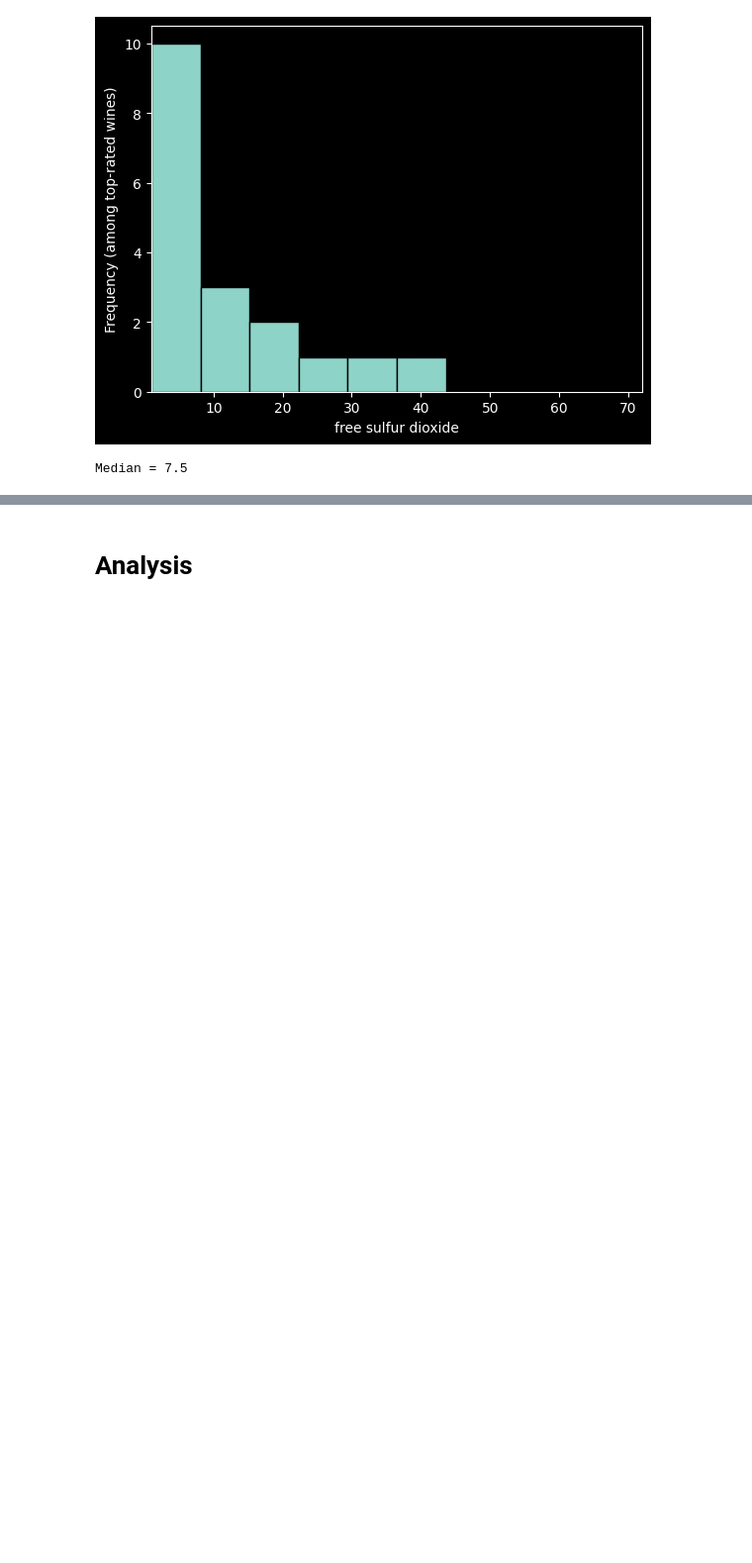
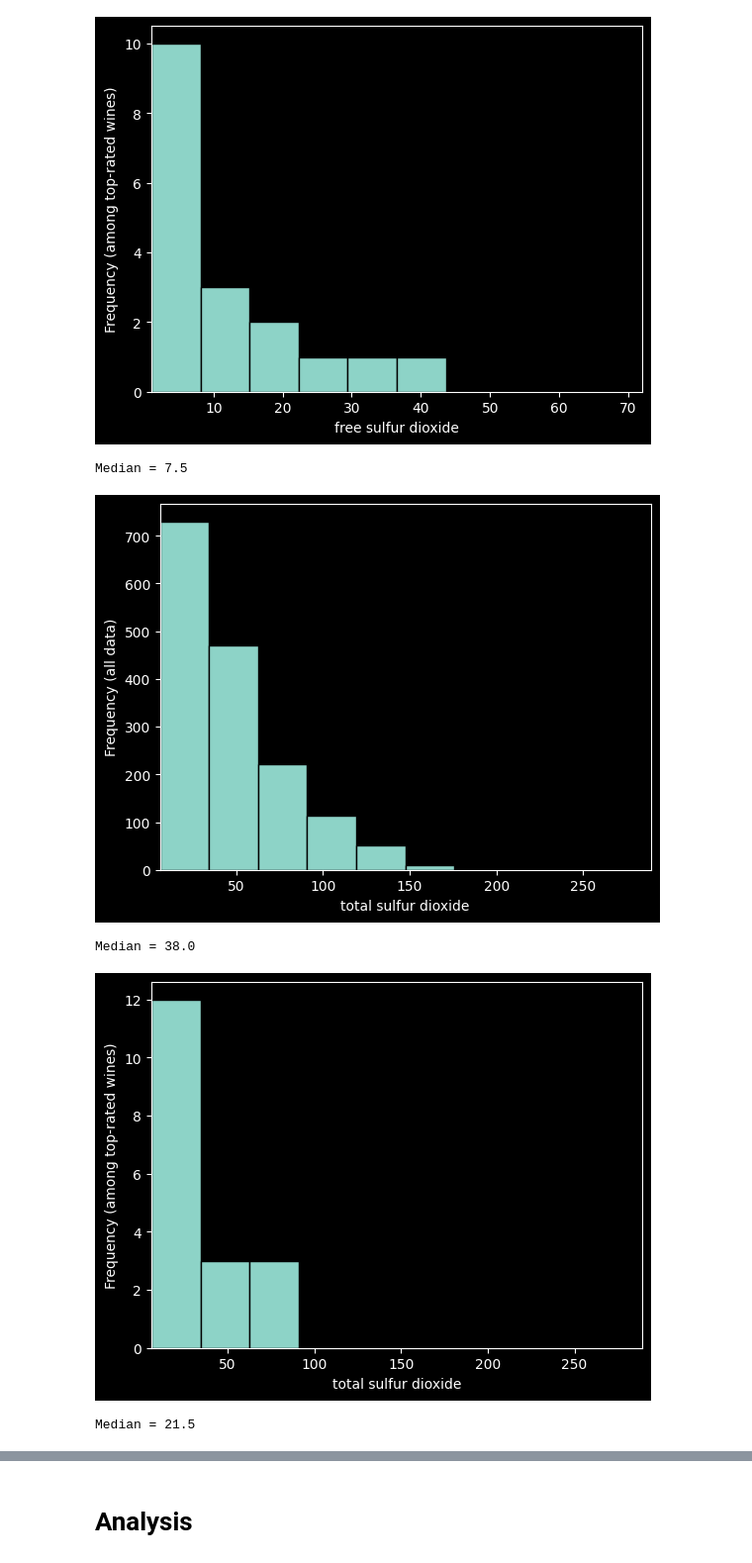
Before and after one commit to eggzdee1/Datathon2024, a Jupyter notebook: datathon4.ipynb, the cells around one changed output, grey strips where cells are left out. Shown: that part at 99% size. Cells and saved outputs as stored; diff of their text form; code cells hidden in the pictures; blank space fills up the shorter version.

```diff
--- a/datathon4.ipynb
+++ b/datathon4.ipynb
@@ -174,3 +174,11 @@ distributionEights('free sulfur dioxide')
 Median = 14.0
 [figure]
 Median = 7.5
+# %%
+distributionAll('total sulfur dioxide')
+distributionEights('total sulfur dioxide')
+# %% [output]
+[figure, added]
+Median = 38.0
+[figure, added]
+Median = 21.5
```
Also changed, not shown: parts of 4 cells of this notebook.
